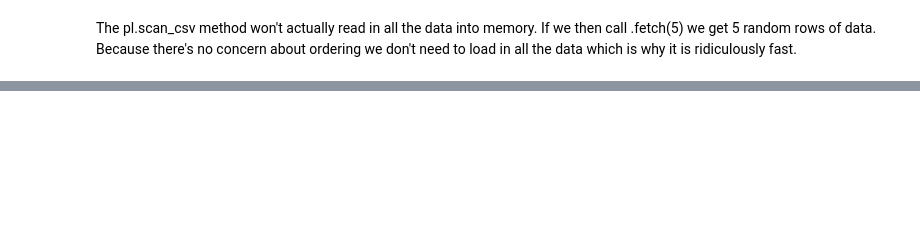
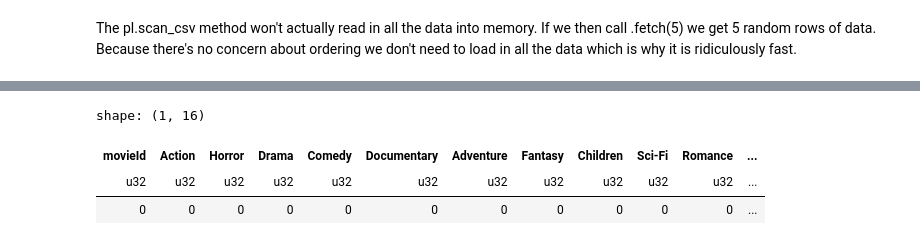
Before and after one commit to wlinds/ITHS-AI22-ML, a Jupyter notebook: Labb/ml-recommender-genres.ipynb, the cells around one changed output, grey strips where cells are left out. Cells and saved outputs as stored; diff of their text form; code cells hidden in the pictures; blank space fills up the shorter version.

```diff
--- a/Labb/ml-recommender-genres.ipynb
+++ b/Labb/ml-recommender-genres.ipynb
@@ -137,0 +110,7 @@ shape: (6444685, 3)
+# %%
+df_inner_join.null_count() # lets check if everything seems ok
+# %% [output]
+shape: (1, 16)
+| movieId | Action | Horror | Drama | Comedy | Documentary | Adventure | Fantasy | Children | Sci-Fi | Romance | ... |
+| u32 | u32 | u32 | u32 | u32 | u32 | u32 | u32 | u32 | u32 | u32 | ... |
+| 0 | 0 | 0 | 0 | 0 | 0 | 0 | 0 | 0 | 0 | 0 | ... |
```
Also changed, not shown: parts of 41 cells of this notebook.
